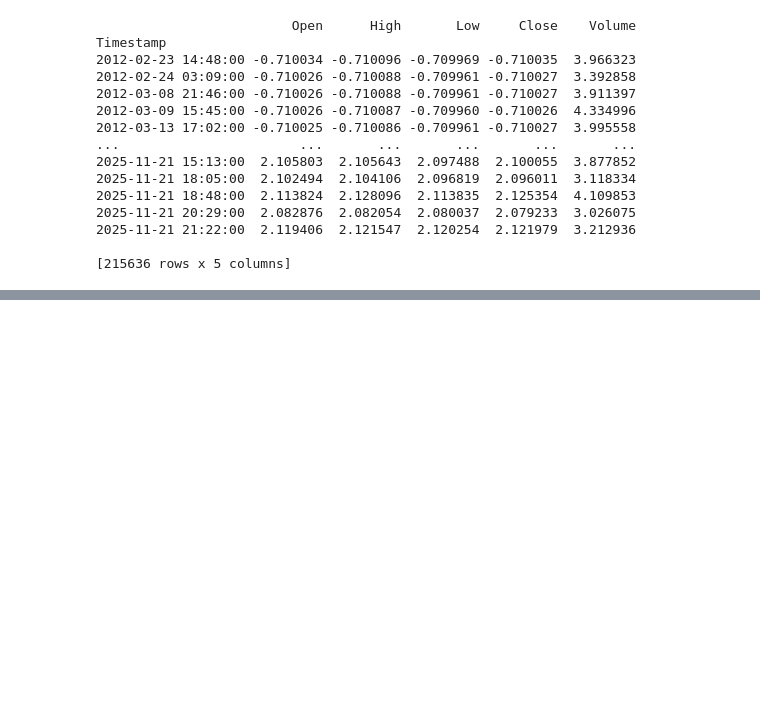
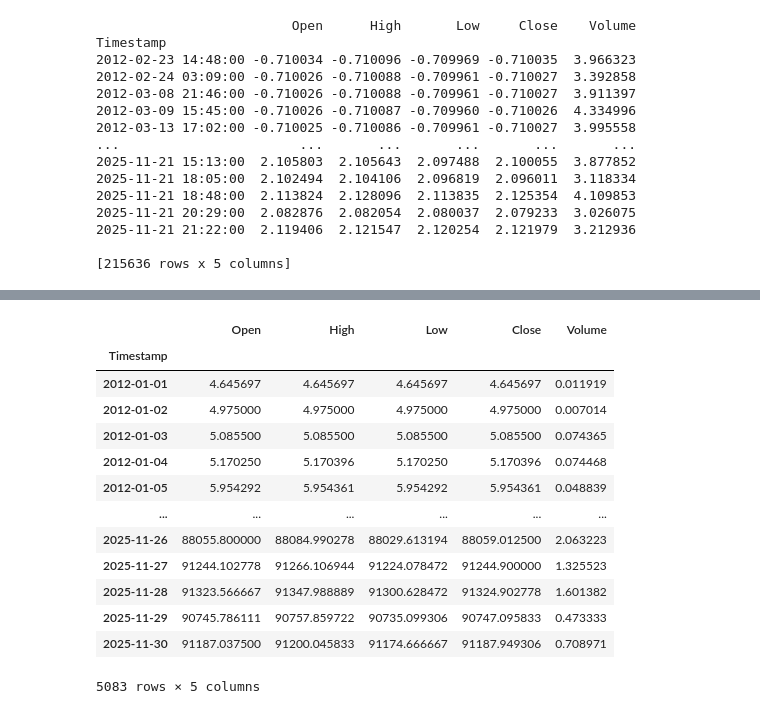
Before and after one commit to GoupilV/Analyse-du-Bitcoin---8PRO408, a Jupyter notebook: Analyse temporelle du Bitcoin.ipynb, the cells around one changed output, grey strips where cells are left out. Cells and saved outputs as stored; diff of their text form; code cells hidden in the pictures; blank space fills up the shorter version.

```diff
--- a/Analyse temporelle du Bitcoin.ipynb
+++ b/Analyse temporelle du Bitcoin.ipynb
@@ -208,0 +239,17 @@ Timestamp
+# %%
+df_bitcoin_1_day
+# %% [output]
+|  | Open | High | Low | Close | Volume |
+| Timestamp |  |  |  |  |  |
+| 2012-01-01 | 4.645697 | 4.645697 | 4.645697 | 4.645697 | 0.011919 |
+| 2012-01-02 | 4.975000 | 4.975000 | 4.975000 | 4.975000 | 0.007014 |
+| 2012-01-03 | 5.085500 | 5.085500 | 5.085500 | 5.085500 | 0.074365 |
+| 2012-01-04 | 5.170250 | 5.170396 | 5.170250 | 5.170396 | 0.074468 |
+| 2012-01-05 | 5.954292 | 5.954361 | 5.954292 | 5.954361 | 0.048839 |
+| ... | ... | ... | ... | ... | ... |
+| 2025-11-26 | 88055.800000 | 88084.990278 | 88029.613194 | 88059.012500 | 2.063223 |
+| 2025-11-27 | 91244.102778 | 91266.106944 | 91224.078472 | 91244.900000 | 1.325523 |
+| 2025-11-28 | 91323.566667 | 91347.988889 | 91300.628472 | 91324.902778 | 1.601382 |
+| 2025-11-29 | 90745.786111 | 90757.859722 | 90735.099306 | 90747.095833 | 0.473333 |
+| 2025-11-30 | 91187.037500 | 91200.045833 | 91174.666667 | 91187.949306 | 0.708971 |
+5083 rows × 5 columns
```
Also changed, not shown: parts of 9 cells of this notebook.
